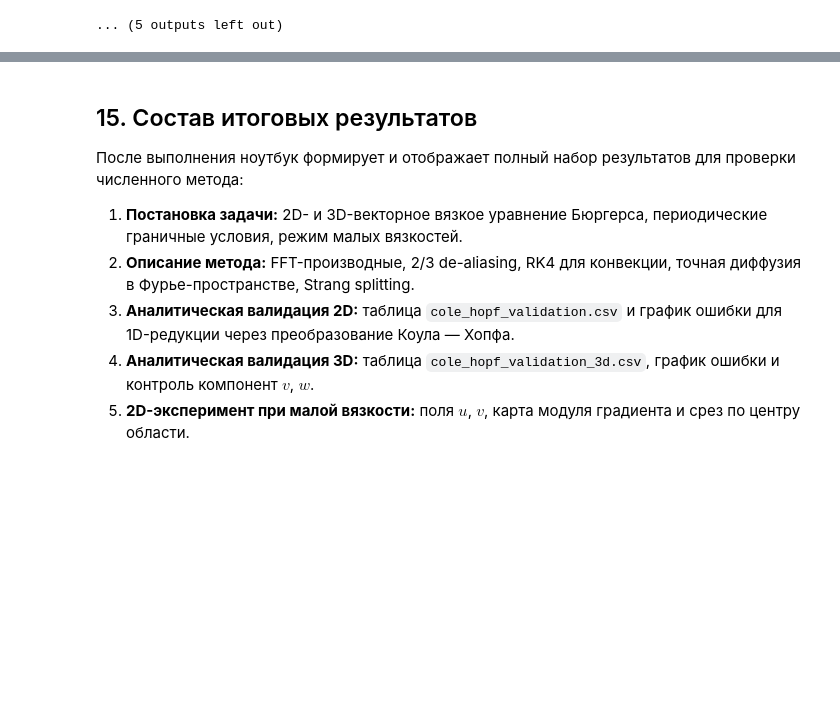
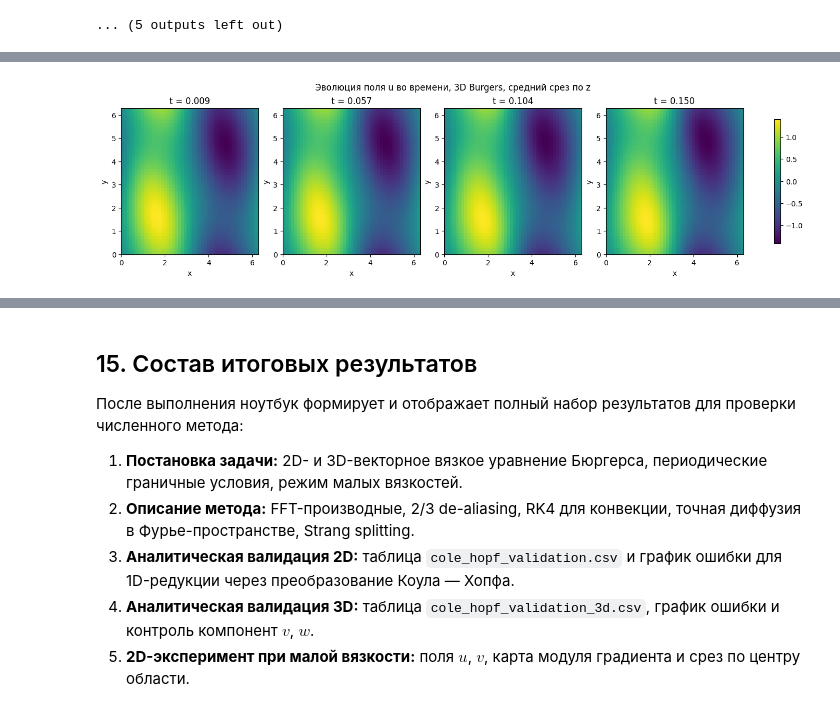
Before and after one commit to Kt280174/Burger-equation-2D-3D, a Jupyter notebook: Burgers_jax.ipynb, the cells around one changed output, grey strips where cells are left out. Saved outputs shown, nothing was run; the diff lists cells and outputs as text; code cells hidden in the pictures; blank space fills up the shorter version.

```diff
--- a/Burgers_jax.ipynb
+++ b/Burgers_jax.ipynb
@@ -1931,0 +2029,99 @@ if RUN_LOW_VISCOSITY_3D:
+# %%
+# ============================================================
+# Additional plot: 3D field evolution in time using mid-z slices
+# ============================================================
+
+def plot_3d_evolution_mid_z(run, component="u", save_path=None):
+    """
+    Plot evolution of a selected 3D field component using middle z-slices.
+
+    component:
+        "u"     - first velocity component
+        "v"     - second velocity component
+        "w"     - third velocity component
+        "speed" - sqrt(u^2 + v^2 + w^2)
+    """
+    snapshots = run.get("snapshots", [])
+    if len(snapshots) == 0:
+        raise ValueError(
+            "No snapshots found. Run the 3D solver with save_snapshots=True and snapshot_count > 0."
+        )
+
+    grid = run["grid"]
+    z_idx = grid.nz // 2
+    extent = [0.0, grid.lx, 0.0, grid.ly]
+
+    fields = []
+    titles = []
+
+    for snap in snapshots:
+        u = np.asarray(snap["u"])
+        v = np.asarray(snap["v"])
+        w = np.asarray(snap["w"])
+
+        if component == "u":
+            field = u[:, :, z_idx]
+            label = "u"
+        elif component == "v":
+            field = v[:, :, z_idx]
+            label = "v"
+        elif component == "w":
+            field = w[:, :, z_idx]
+            label = "w"
+        elif component == "speed":
+            field = np.sqrt(u**2 + v**2 + w**2)[:, :, z_idx]
+            label = "|u|"
+        else:
+            raise ValueError("component must be 'u', 'v', 'w' or 'speed'")
+
+        fields.append(field)
+        titles.append(f"t = {snap['t']:.3f}")
+
+    vmin = min(float(np.min(f)) for f in fields)
+    vmax = max(float(np.max(f)) for f in fields)
+
+    n = len(fields)
+    fig, axes = plt.subplots(
+        1, n,
+        figsize=(3.4 * n, 3.8),
+        constrained_layout=True
+    )
+
+    if n == 1:
+        axes = [axes]
+
+    for ax, field, title in zip(axes, fields, titles):
+        im = ax.imshow(
+            field.T,
+            origin="lower",
+            extent=extent,
+            aspect="auto",
+            vmin=vmin,
+            vmax=vmax
+        )
+        ax.set_title(title)
+        ax.set_xlabel("x")
+        ax.set_ylabel("y")
+
+    fig.colorbar(im, ax=axes, shrink=0.85)
+    fig.suptitle(f"Эволюция поля {label} во времени, 3D Burgers, средний срез по z")
+
+    if save_path is not None:
+        fig.savefig(save_path, dpi=180)
+        print("Saved:", save_path)
+
+    plt.show()
+
+
+plot_3d_evolution_mid_z(
+    run_3d,
+    component="u",
+    save_path=IMG_DIR / "burgers3d_evolution_u_mid_z.png"
+)
+
+plot_3d_evolution_mid_z(
+    run_3d,
+    component="speed",
+    save_path=IMG_DIR / "burgers3d_evolution_speed_mid_z.png"
+)
+# %% [output]
@@ -1931,0 +2129 @@ if RUN_LOW_VISCOSITY_3D:
+[figure, added]
```
Also changed, not shown: parts of 4 cells of this notebook, 54 other files.
